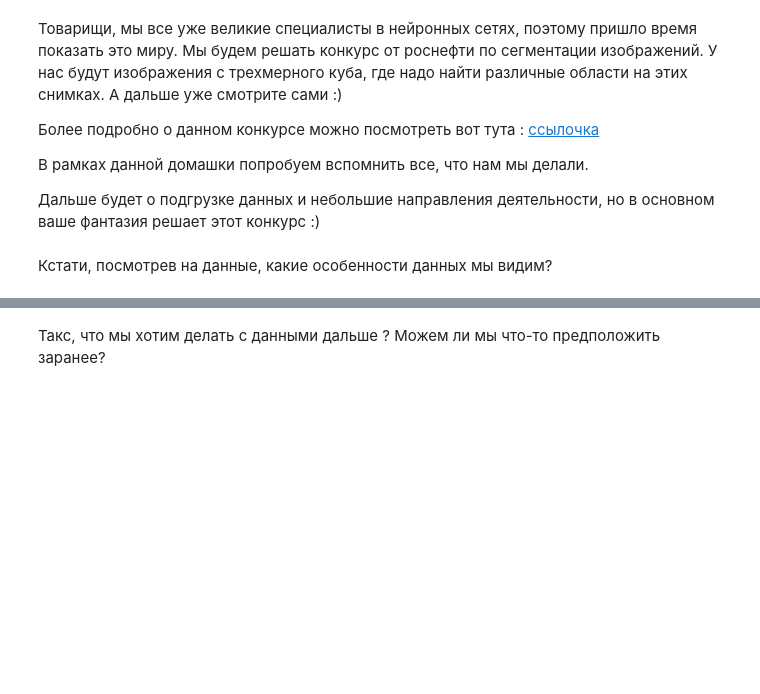
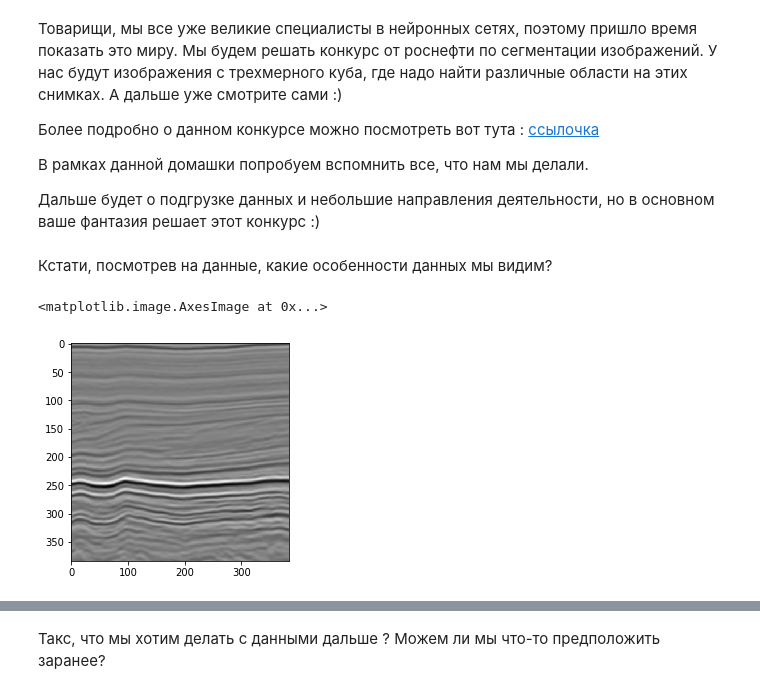
Before and after one commit to care1e55/neural_nets_dpo, a Jupyter notebook: logi_2020/week07/Hometask_1.ipynb, the cells around one changed output, grey strips where cells are left out. Cells and saved outputs as stored; diff of their text form; code cells hidden in the pictures; blank space fills up the shorter version.

```diff
--- a/logi_2020/week07/Hometask_1.ipynb
+++ b/logi_2020/week07/Hometask_1.ipynb
@@ -26,10 +26,10 @@ import cv2 # подгрузка и работа с данными
 import os
 import tqdm # счетчик и красивый прогресс бар
 
-IMAGE_PATH = '../make_rofneft_predict/data/train/images/'
-MASK_PATH = '../make_rofneft_predict/data/train/train.csv'
-TEST_PATH = '../make_rofneft_predict/data/test/images/'
-SAMPLE_PATH = '../make_rofneft_predict/data/sample_submission.csv'
+IMAGE_PATH = '/storage/Study/DBO/dl/rosneft_challenge/rosneft_challenge/make_rofneft_predict/data/train/images/'
+MASK_PATH = '/storage/Study/DBO/dl/rosneft_challenge/rosneft_challenge/make_rofneft_predict/data/train/train.csv'
+TEST_PATH = '/storage/Study/DBO/dl/rosneft_challenge/rosneft_challenge/make_rofneft_predict/data/test/images/'
+SAMPLE_PATH = '/storage/Study/DBO/dl/rosneft_challenge/rosneft_challenge/make_rofneft_predict/data/sample_submission.csv'
 
 def rle2mask(mask_rle, shape):
     # эта функция взята с конкурса и я её оставил как есть
@@ -103,0 +106,5 @@ for i in train_dataset:
+# %%
+plt.imshow(x_images[0])
+# %% [output]
+<matplotlib.image.AxesImage at 0x...>
+[figure, added]
```
Also changed, not shown: parts of 8 cells of this notebook, 1 other file.
